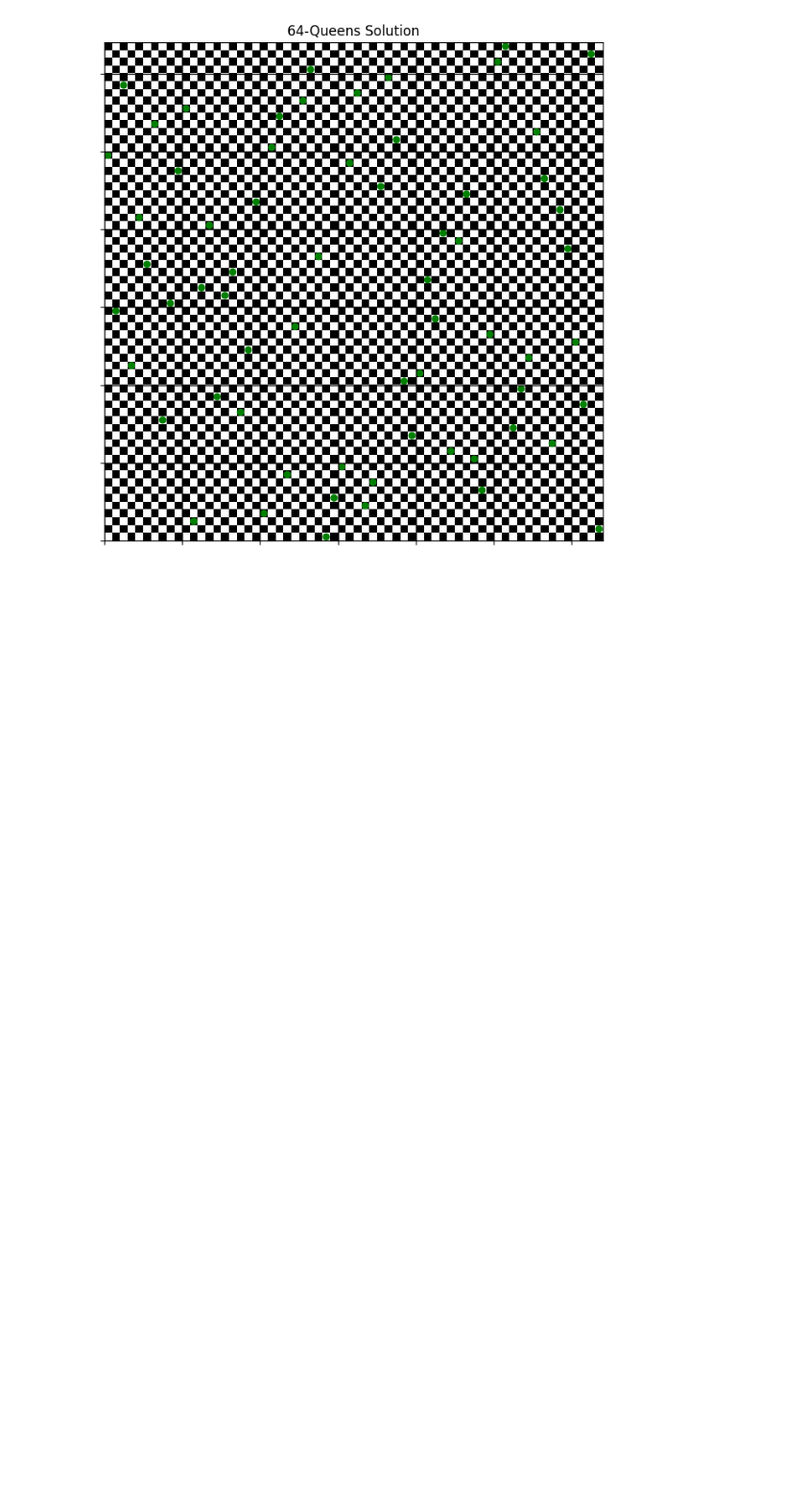
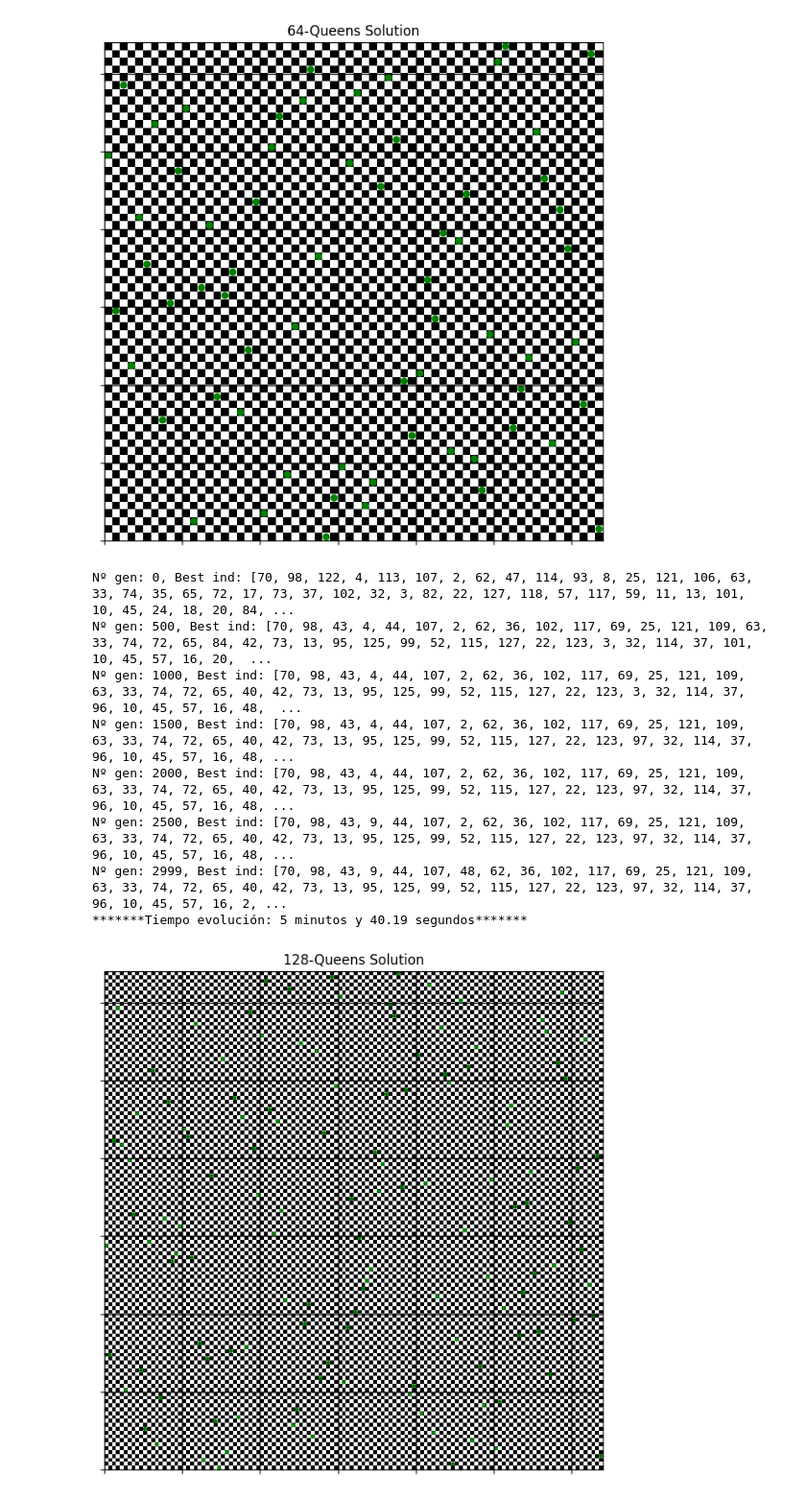
Before and after one commit to pintamonas4575/BIOCOMP-project-MAADM-UPM, a Jupyter notebook: AG-N-reinas.ipynb, the cells around one changed output. Shown: that part at 96% size. Cells and saved outputs as stored; diff of their text form; code cells hidden in the pictures; blank space fills up the shorter version.

Commit message:
128 reinas pero el cuadrado no sale

```diff
--- a/AG-N-reinas.ipynb
+++ b/AG-N-reinas.ipynb
@@ -250,3 +250,23 @@ Nº gen: 2500, Best ind: [14, 34, 5, 41, 22, 28, 10, 48, 33, 16, 8, 61, 31, 23,
 Nº gen: 2999, Best ind: [14, 34, 5, 41, 22, 28, 10, 48, 33, 16, 8, 61, 31, 23, 45, 32, 29, 47, 39, 20, 60, 13, 9, 55, 36, 7, 3, 27, 63, 58, 54, 15, 6, 59, 56, 18, 4, 12, 43, 50, 42, 30, 35, 24, 52, 25 ...
 *******Tiempo evolución: 1 minutos y 43.11 segundos*******
 [figure]
+# %%
+N = 128 # tablero NxN
+genetic_algorithm = AG_N_reinas(population_size=100, N=N)
+
+start = time.time()
+genetic_algorithm.evolve(fitness_function=fitness_queens_individual, pmut=0.1, ngen=3000, T=6, trace=500)
+minutos, segundos = divmod(time.time()-start, 60)
+print(f"*******Tiempo evolución: {int(minutos)} minutos y {segundos:.2f} segundos*******")
+
+draw_solution(genetic_algorithm.population[0])
+# %% [output]
+Nº gen: 0, Best ind: [70, 98, 122, 4, 113, 107, 2, 62, 47, 114, 93, 8, 25, 121, 106, 63, 33, 74, 35, 65, 72, 17, 73, 37, 102, 32, 3, 82, 22, 127, 118, 57, 117, 59, 11, 13, 101, 10, 45, 24, 18, 20, 84, ...
+Nº gen: 500, Best ind: [70, 98, 43, 4, 44, 107, 2, 62, 36, 102, 117, 69, 25, 121, 109, 63, 33, 74, 72, 65, 84, 42, 73, 13, 95, 125, 99, 52, 115, 127, 22, 123, 3, 32, 114, 37, 101, 10, 45, 57, 16, 20,  ...
+Nº gen: 1000, Best ind: [70, 98, 43, 4, 44, 107, 2, 62, 36, 102, 117, 69, 25, 121, 109, 63, 33, 74, 72, 65, 40, 42, 73, 13, 95, 125, 99, 52, 115, 127, 22, 123, 3, 32, 114, 37, 96, 10, 45, 57, 16, 48,  ...
+Nº gen: 1500, Best ind: [70, 98, 43, 4, 44, 107, 2, 62, 36, 102, 117, 69, 25, 121, 109, 63, 33, 74, 72, 65, 40, 42, 73, 13, 95, 125, 99, 52, 115, 127, 22, 123, 97, 32, 114, 37, 96, 10, 45, 57, 16, 48, ...
+Nº gen: 2000, Best ind: [70, 98, 43, 4, 44, 107, 2, 62, 36, 102, 117, 69, 25, 121, 109, 63, 33, 74, 72, 65, 40, 42, 73, 13, 95, 125, 99, 52, 115, 127, 22, 123, 97, 32, 114, 37, 96, 10, 45, 57, 16, 48, ...
+Nº gen: 2500, Best ind: [70, 98, 43, 9, 44, 107, 2, 62, 36, 102, 117, 69, 25, 121, 109, 63, 33, 74, 72, 65, 40, 42, 73, 13, 95, 125, 99, 52, 115, 127, 22, 123, 97, 32, 114, 37, 96, 10, 45, 57, 16, 48, ...
+Nº gen: 2999, Best ind: [70, 98, 43, 9, 44, 107, 48, 62, 36, 102, 117, 69, 25, 121, 109, 63, 33, 74, 72, 65, 40, 42, 73, 13, 95, 125, 99, 52, 115, 127, 22, 123, 97, 32, 114, 37, 96, 10, 45, 57, 16, 2, ...
+*******Tiempo evolución: 5 minutos y 40.19 segundos*******
+[figure, added]
```
Also changed, not shown: 3 other files.
